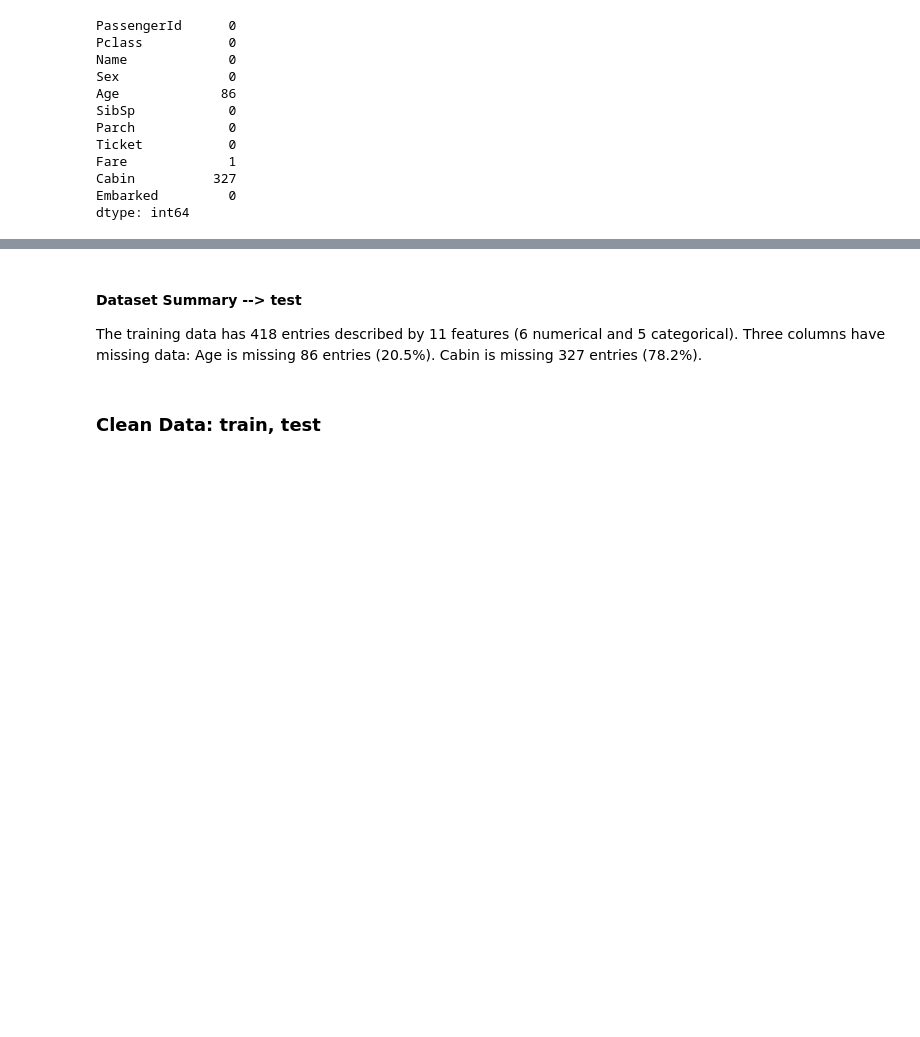
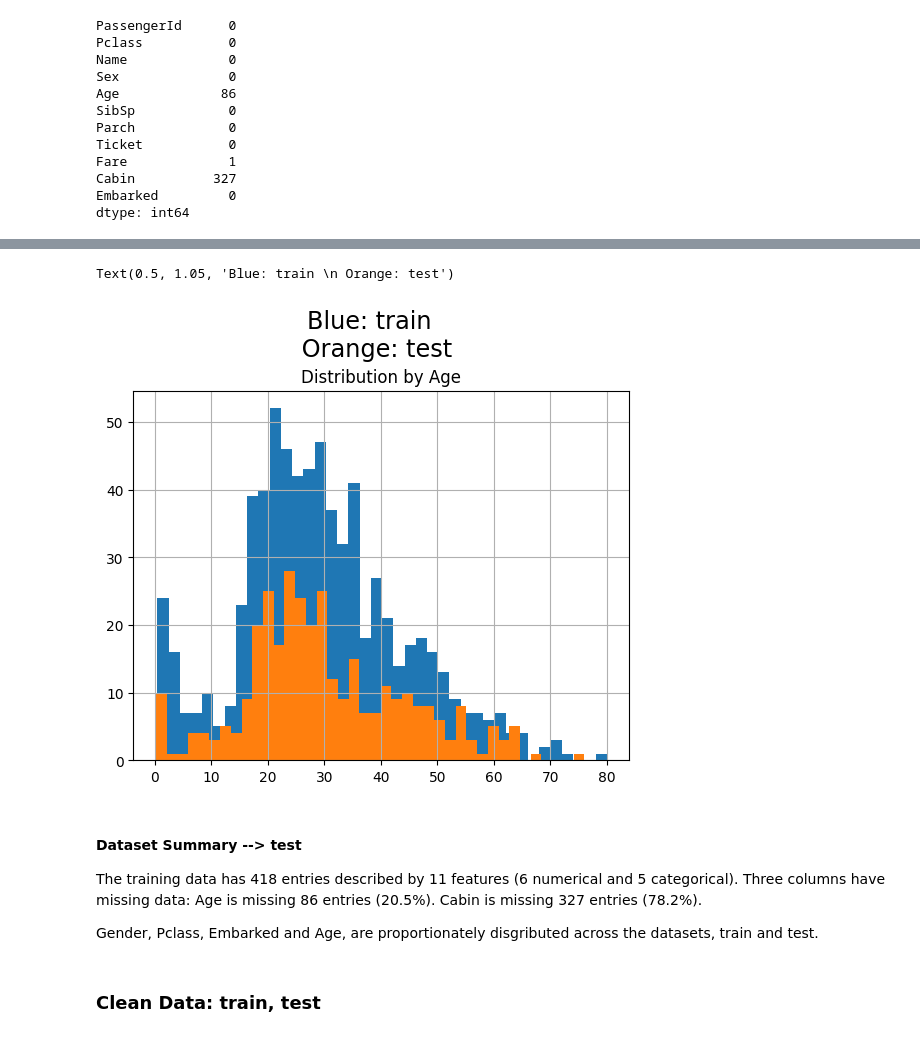
Before and after one commit to wasp124/classification, a Jupyter notebook: titanic_survival_classification.ipynb, the cells around one changed output, grey strips where cells are left out. Saved outputs shown, nothing was run; the diff lists cells and outputs as text; code cells hidden in the pictures; blank space fills up the shorter version.

```diff
--- a/titanic_survival_classification.ipynb
+++ b/titanic_survival_classification.ipynb
@@ -190,3 +215,14 @@ dtype: int64
+# %%
+#Distribution by Age
+%matplotlib inline
+
+train['Age'].hist(bins=40)
+test['Age'].hist(bins=40)
+plt.title('Distribution by Age', ha='center')
+plt.suptitle('Blue: train \n Orange: test', x=0.5, y=1.05, ha='center', fontsize='xx-large')
+# %% [output]
+Text(0.5, 1.05, 'Blue: train \n Orange: test')
+[figure, added]
 # %% [markdown]
 #### Dataset Summary --> test
 
@@ -194,6 +230,8 @@ The training data has 418 entries described by 11 features (6 numerical and 5 ca
 Three columns have missing data:
 Age is missing 86 entries (20.5%).
 Cabin is missing 327 entries (78.2%).
+
+Gender, Pclass, Embarked and Age, are proportionately disgributed across the datasets, train and test.
 # %% [markdown]
 ### Clean Data: train, test
 # %%
```
Also changed, not shown: parts of 27 cells of this notebook.
